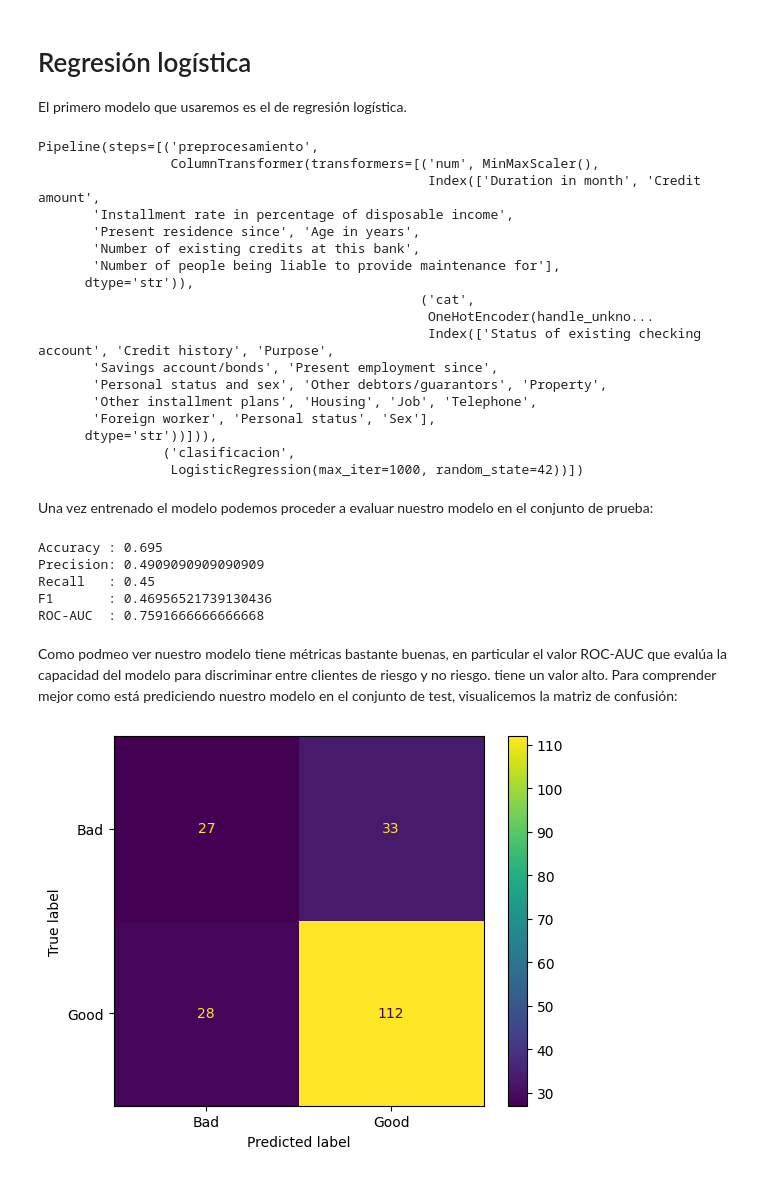
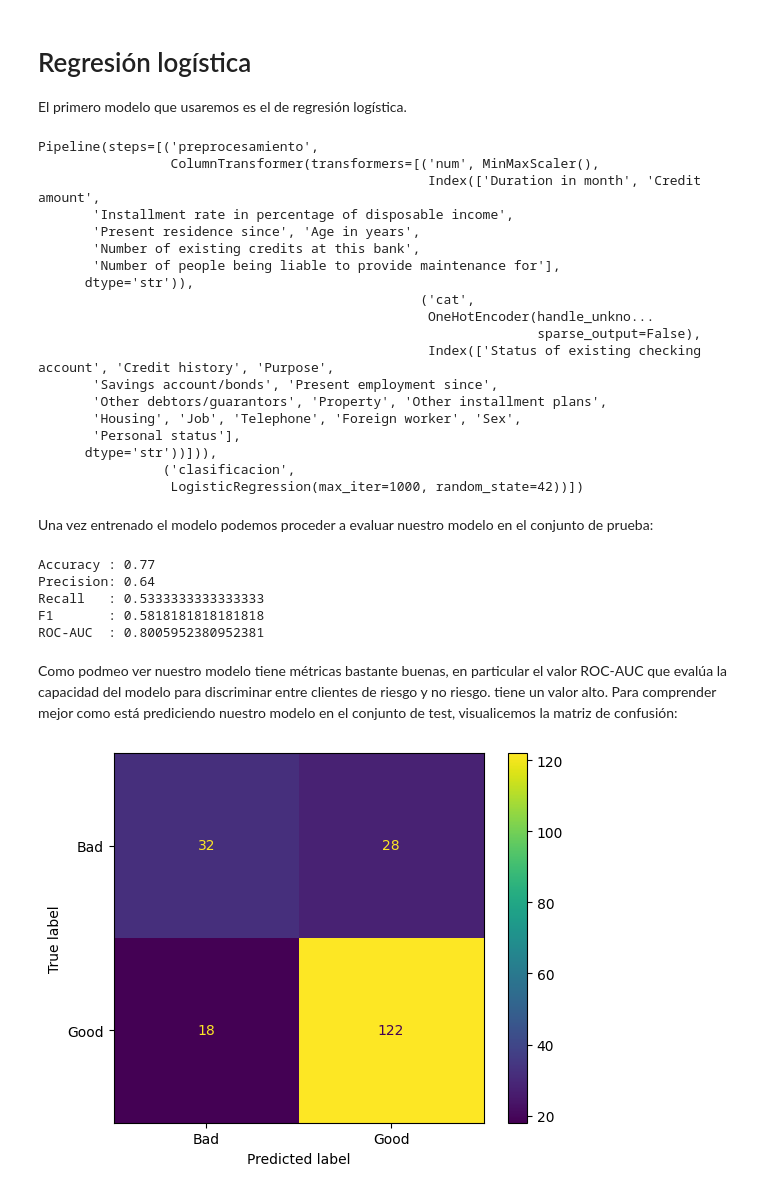
Before and after one commit to Crescencio1/Credit_Risk_Analysis, a Jupyter notebook: CreditRiskAnalysis.ipynb, the cells around one changed output. Saved outputs shown, nothing was run; the diff lists cells and outputs as text; code cells hidden in the pictures.

```diff
--- a/CreditRiskAnalysis.ipynb
+++ b/CreditRiskAnalysis.ipynb
@@ -350,10 +352,10 @@ De las gráficas anteriores también podemos extraer información valiosa, por e
 Del análisis que hemos hecho anteriormente podemos ver que la mayoria de las variables son no cualitativas y solo tenemos 7 columnas cuantitativas. Los modelos de machine learning solo trabajan con variables numéricas así que usaremos la técnica de one-hot encodig para convertir las columnas cualitativas a columnas con ceros y unos. Por otro lado, también es recomendable reescalar las columnas numéricas para que varien dentro del mismo rango de valores y así evitar que una variable tenga más peso o relevancia que otra. El código es el siguiente:
 # %%
 # Selección de features
-X = df.drop(columns=["Risk"])
+X = df.drop(columns=["Risk","Personal status and sex"])
 
-#Selección de target (variable objetivo)
-y = df["Risk"]
+#Selección del target (variable objetivo)
+y = df["Risk"].map({"Good": 0, "Bad": 1})
 
 # Identificación de features numéricas
 features_numericas = X.select_dtypes(include=["int64"]).columns
@@ -397,11 +399,12 @@ Pipeline(steps=[('preprocesamiento',
       dtype='str')),
                                                  ('cat',
                                                   OneHotEncoder(handle_unkno...
+                                                                sparse_output=False),
                                                   Index(['Status of existing checking account', 'Credit history', 'Purpose',
        'Savings account/bonds', 'Present employment since',
-       'Personal status and sex', 'Other debtors/guarantors', 'Property',
-       'Other installment plans', 'Housing', 'Job', 'Telephone',
-       'Foreign worker', 'Personal status', 'Sex'],
+       'Other debtors/guarantors', 'Property', 'Other installment plans',
+       'Housing', 'Job', 'Telephone', 'Foreign worker', 'Sex',
+       'Personal status'],
       dtype='str'))])),
                 ('clasificacion',
                  LogisticRegression(max_iter=1000, random_state=42))])
@@ -412,23 +415,24 @@ y_pred = model.predict(X_test)
 y_prob = model.predict_proba(X_test)[:, 1]
 
 print("Accuracy :", accuracy_score(y_test.to_numpy(), y_pred))
-print("Precision:", precision_score(y_test.to_numpy(), y_pred, pos_label="Bad"))
-print("Recall   :", recall_score(y_test.to_numpy(), y_pred, pos_label="Bad"))
-print("F1       :", f1_score(y_test.to_numpy(), y_pred, pos_label="Bad"))
+print("Precision:", precision_score(y_test.to_numpy(), y_pred))
+print("Recall   :", recall_score(y_test.to_numpy(), y_pred))
+print("F1       :", f1_score(y_test.to_numpy(), y_pred))
 print("ROC-AUC  :", roc_auc_score(y_test.to_numpy(), y_prob))
 # %% [output]
-Accuracy : 0.695
-Precision: 0.4909090909090909
-Recall   : 0.45
-F1       : 0.46956521739130436
-ROC-AUC  : 0.7591666666666668
+Accuracy : 0.77
+Precision: 0.64
+Recall   : 0.5333333333333333
+F1       : 0.5818181818181818
+ROC-AUC  : 0.8005952380952381
 # %% [markdown]
 Como podmeo ver nuestro modelo tiene métricas bastante buenas, en particular el valor ROC-AUC que evalúa la capacidad del modelo para discriminar entre clientes de riesgo y no riesgo. tiene un valor alto. Para comprender mejor como está prediciendo nuestro modelo en el conjunto de test, visualicemos la matriz de confusión:
 # %%
-ConfusionMatrixDisplay.from_predictions(y_test, y_pred)
+categorias = np.array(["Good", "Bad"])
+ConfusionMatrixDisplay.from_predictions(categorias[y_test.to_numpy()], categorias[y_pred])
 
 plt.show()
 # %% [output]
-[figure, old version]
+[figure, new version]
 # %% [markdown]
 La matriz de confusión mostrada anteriormente se puede leer de la siguiente manera:
```
Also changed, not shown: parts of 15 cells of this notebook.
